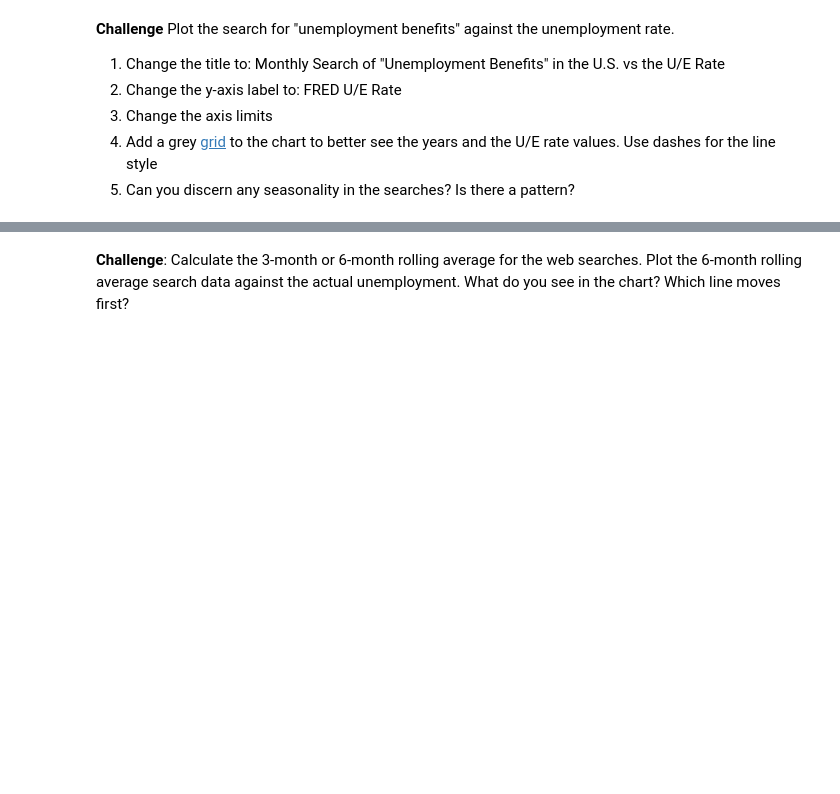
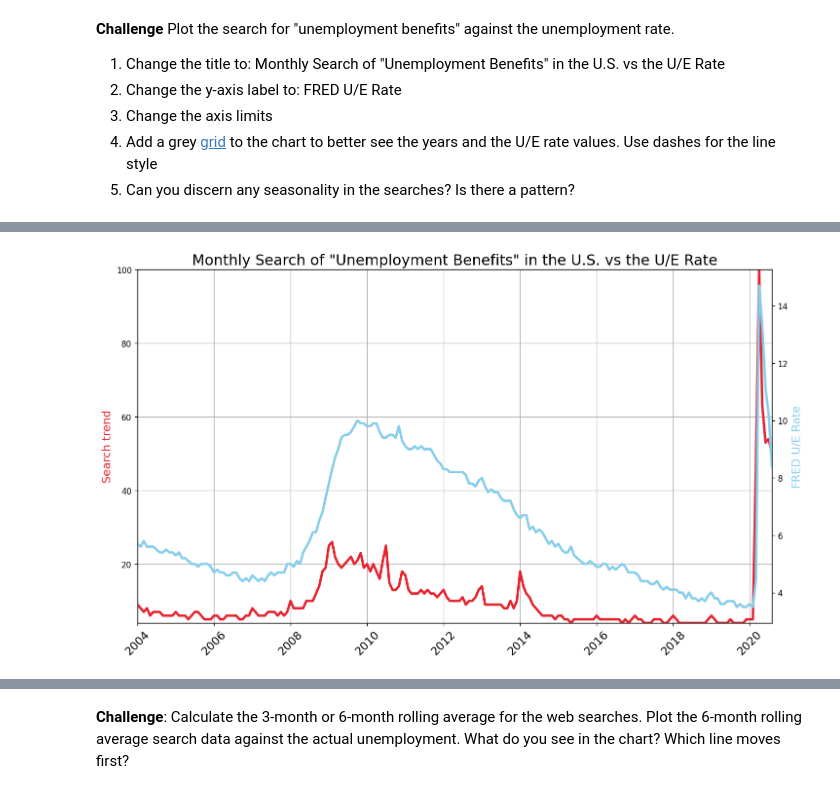
Before and after one commit to saikartheekb/DataExplorationWithPandas, a Jupyter notebook: Google_Trends_and_Data_Visualisation_(start).ipynb, the cells around one changed output, grey strips where cells are left out. Saved outputs shown, nothing was run; the diff lists cells and outputs as text; code cells hidden in the pictures; blank space fills up the shorter version.

```diff
--- a/Google_Trends_and_Data_Visualisation_(start).ipynb
+++ b/Google_Trends_and_Data_Visualisation_(start).ipynb
@@ -243,0 +312,25 @@ How to add tick formatting for dates on the x-axis.
+# %%
+plt.figure(figsize=(14,8), dpi=120)
+plt.title('Monthly Search of "Unemployment Benefits" in the U.S. vs the U/E Rate', fontsize=18)
+
+# Increase the size and rotate the labels on the x-axis
+plt.xticks(fontsize=14, rotation=45)
+plt.grid()
+
+ax1 = plt.gca()
+ax2 = ax1.twinx()
+
+ax1.set_ylabel('Search trend', color='#E6232E', fontsize=14)
+ax2.set_ylabel('FRED U/E Rate', color='skyblue', fontsize=14)
+
+# Set the minimum and maximum values on the axes
+ax1.set_ylim([df_unemployment.UE_BENEFITS_WEB_SEARCH.min(),
+              df_unemployment.UE_BENEFITS_WEB_SEARCH.max()])
+ax1.set_xlim([df_unemployment.MONTH.min(), df_unemployment.MONTH.max()])
+
+ax1.plot(df_unemployment.MONTH, df_unemployment.UE_BENEFITS_WEB_SEARCH, color='#E6232E', linewidth=3)
+ax2.plot(df_unemployment.MONTH, df_unemployment.UNRATE, color='skyblue', linewidth=3)
+
+plt.show()
+# %% [output]
+[figure, added]
```
Also changed, not shown: parts of 12 cells of this notebook.
